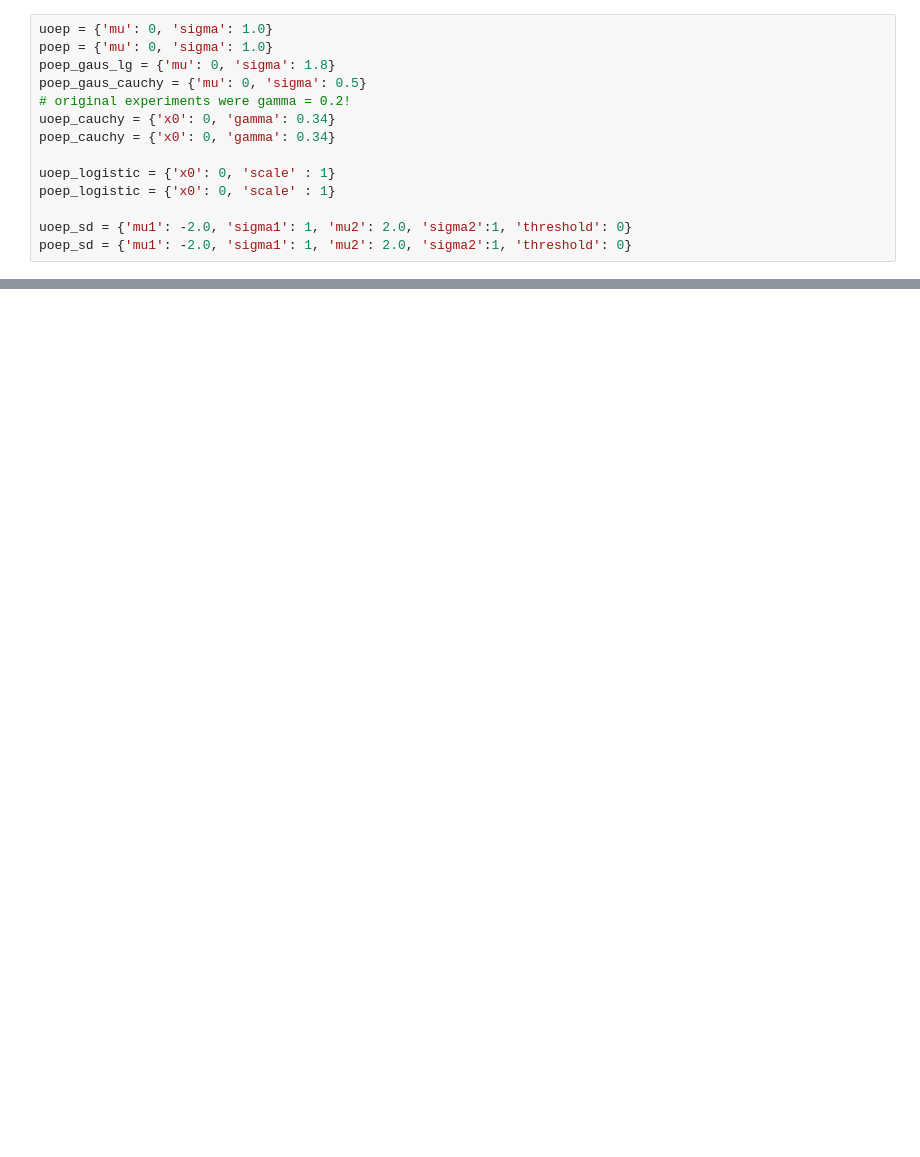
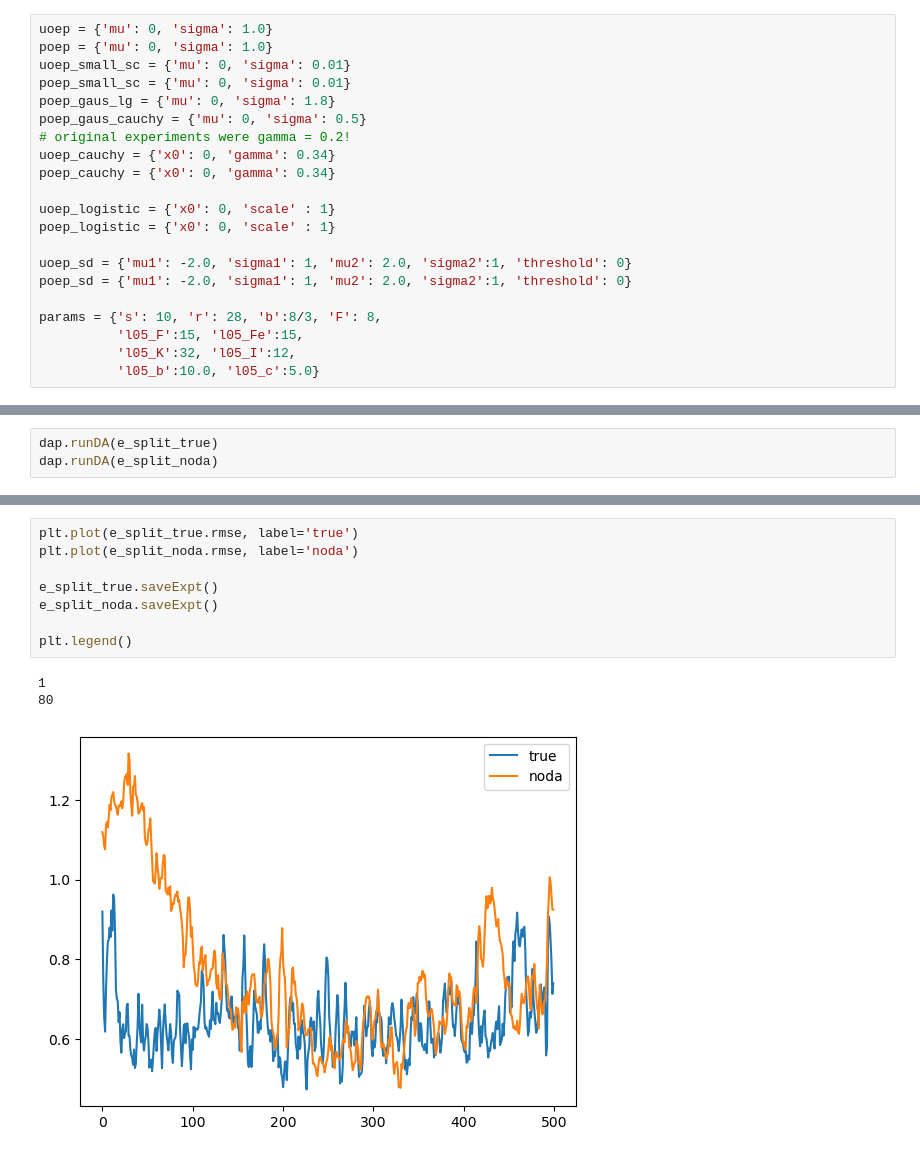
Before and after one commit to hsanter/DAPyr-nle, a Jupyter notebook: src/notebooks/scale-sep.ipynb, the cells around one changed output, grey strips where cells are left out. Drawn from its saved outputs; the diff is of its cells as text; blank space fills up the shorter version.

```diff
--- a/src/notebooks/scale-sep.ipynb
+++ b/src/notebooks/scale-sep.ipynb
@@ -18,6 +20,8 @@ np.set_printoptions(suppress=True)
 # %%
 uoep = {'mu': 0, 'sigma': 1.0}
 poep = {'mu': 0, 'sigma': 1.0}
+uoep_small_sc = {'mu': 0, 'sigma': 0.01}
+poep_small_sc = {'mu': 0, 'sigma': 0.01}
 poep_gaus_lg = {'mu': 0, 'sigma': 1.8}
 poep_gaus_cauchy = {'mu': 0, 'sigma': 0.5}
 # original experiments were gamma = 0.2!
@@ -29,3 +33,8 @@ poep_logistic = {'x0': 0, 'scale' : 1}
 
 uoep_sd = {'mu1': -2.0, 'sigma1': 1, 'mu2': 2.0, 'sigma2':1, 'threshold': 0}
 poep_sd = {'mu1': -2.0, 'sigma1': 1, 'mu2': 2.0, 'sigma2':1, 'threshold': 0}
+
+params = {'s': 10, 'r': 28, 'b':8/3, 'F': 8,
+          'l05_F':15, 'l05_Fe':15,
+          'l05_K':32, 'l05_I':12,
+          'l05_b':10.0, 'l05_c':5.0}
@@ -286,0 +208,3 @@ e_sd_gauss.saveExpt()
+# %%
+dap.runDA(e_split_true)
+dap.runDA(e_split_noda)
@@ -286,0 +299,12 @@ e_sd_gauss.saveExpt()
+# %%
+plt.plot(e_split_true.rmse, label='true')
+plt.plot(e_split_noda.rmse, label='noda')
+
+e_split_true.saveExpt()
+e_split_noda.saveExpt()
+
+plt.legend()
+# %% [output]
+1
+80
+[figure, added]
```
Also changed, not shown: parts of 23 cells of this notebook, 3 other files.
